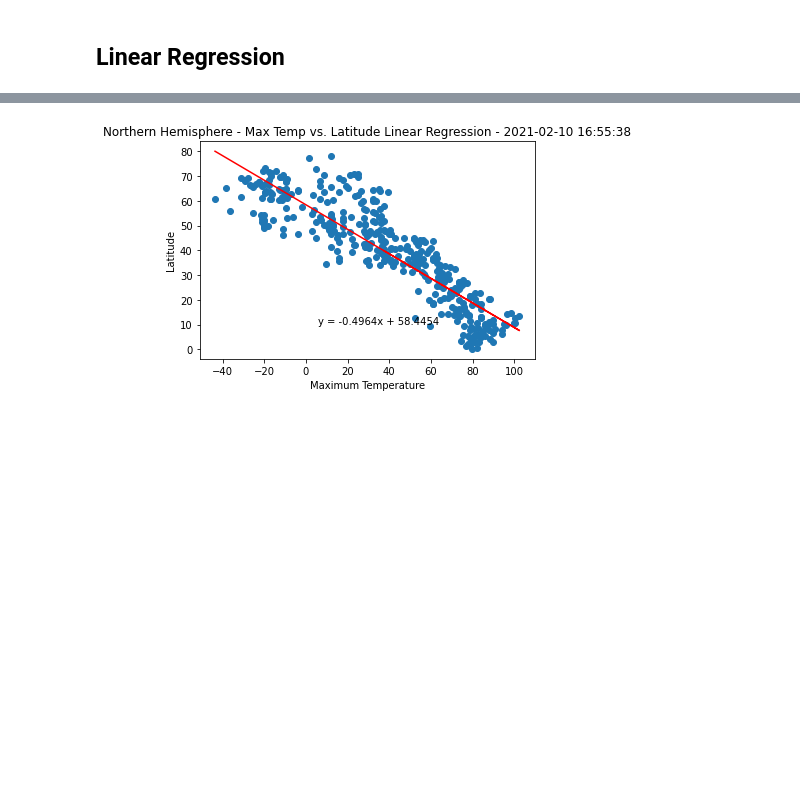
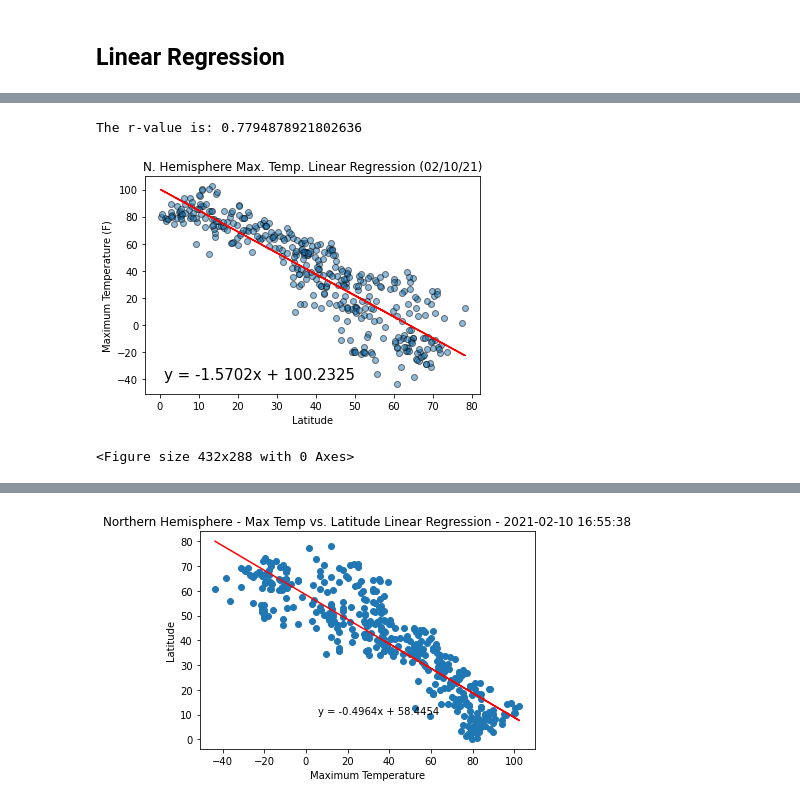
Before and after one commit to mrryanlittle/python-api-challenge, a Jupyter notebook: WeatherPy/WeatherPy.ipynb, the cells around one changed output, grey strips where cells are left out. Drawn from its saved outputs; the diff is of its cells as text; code cells hidden in the pictures; blank space fills up the shorter version.

Commit message:
N&S Hemisphere Max Temp Linear Regressions Complete

```diff
--- a/WeatherPy/WeatherPy.ipynb
+++ b/WeatherPy/WeatherPy.ipynb
@@ -192,16 +192,17 @@ plt.savefig('graphs/LatitudeWindSpeedScatterPlot.png')
 # %%
 # Create function for calling linear regression on plots
 def lin_reg(x_values, y_values, title, text_coordinates):
+
     (slope, intercept, rvalue, pvalue, stderr) = linregress(x_values,y_values)
     regress_values = x_values * slope + intercept
     line_eq = "y = " + str(round(slope,4)) + "x + " + str(round(intercept,4))
 
-    plt.scatter(x_values, y_values)
+    plt.scatter(x_values, y_values, edgecolor='black', linewidths=1, marker='o', alpha=.5)
     plt.plot(x_values, regress_values, 'r-')
     plt.annotate(line_eq,text_coordinates,fontsize=15,color='black')
     plt.xlabel('Latitude')
     plt.ylabel(title)
-    print(f"The r-value is: {ravlue**2}")
+    print(f"The r-value is: {rvalue**2}")
     plt.show()
 # %%
 # Create Northern and Southern Hemisphere DataFrames
@@ -216,0 +211,10 @@ s_hemi_df = city_df[city_df['Latitude'] <= 0]
+# %%
+x_values = n_hemi_df['Latitude']
+y_values = n_hemi_df['Maximum Temperature']
+plt.title("N. Hemisphere Max. Temp. Linear Regression (%s)" % time.strftime("%x"))
+lin_reg(x_values, y_values, 'Maximum Temperature (F)', (1,-40))
+plt.savefig('NorthernMaxTempLatitudeLinearRegression.png')
+# %% [output]
+The r-value is: 0.7794878921802636
+[figure, added]
+<Figure size 432x288 with 0 Axes>
```
Also changed, not shown: parts of 3 cells of this notebook, 2 other files.
